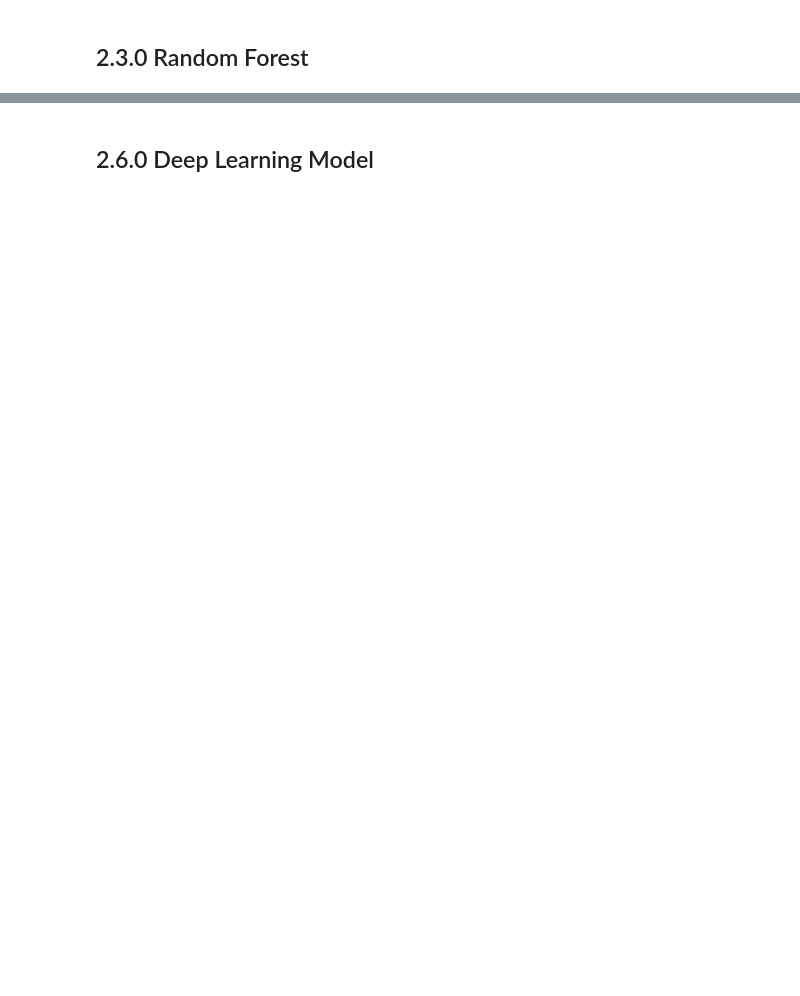
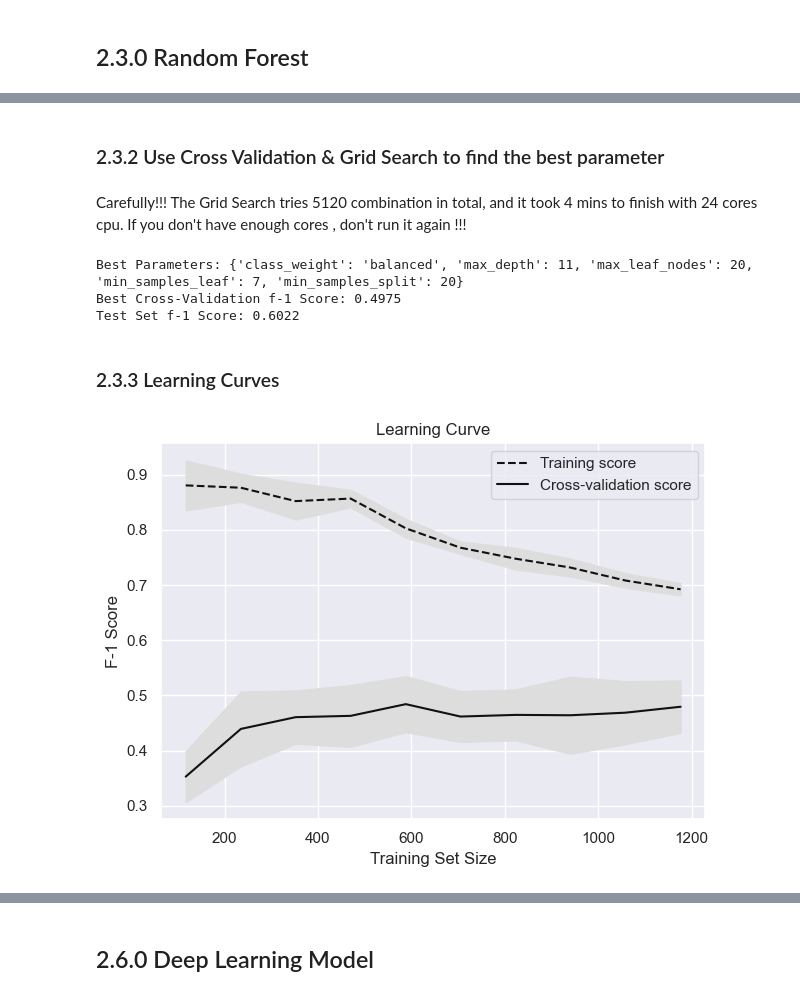
Before and after one commit to yzysnake/Data_Mining_Principles, a Jupyter notebook: Group Project/GroupProject.ipynb, the cells around one changed output, grey strips where cells are left out. Saved outputs shown, nothing was run; the diff lists cells and outputs as text; code cells hidden in the pictures; blank space fills up the shorter version.

```diff
--- a/Group Project/GroupProject.ipynb
+++ b/Group Project/GroupProject.ipynb
@@ -647,0 +667,59 @@ weighted avg       0.84      0.80      0.82       294
+# %% [markdown]
+### 2.3.2 Use Cross Validation & Grid Search to find the best parameter
+# %% [markdown]
+Carefully!!! The Grid Search tries 5120 combination in total, and it took 4 mins to finish with 24 cores cpu. If you don't have enough cores , don't run it again !!!
+# %%
+# Stratified train-test split to maintain class distribution
+X_train, X_test, y_train, y_test = train_test_split(X, y, test_size=0.2, random_state=66, stratify=y)
+
+# Setting up the k-fold cross-validation (with StratifiedKFold for balanced splits)
+kfold = StratifiedKFold(n_splits=5, shuffle=True, random_state=66)
+
+# Defining the Random Forest model
+rf = RandomForestClassifier(random_state=66)
+
+# Defining the grid of parameters to search over for Random Forest
+# Carefully!!! The Grid Search tries 7776 combination in total, and it took 1min 40sec to finish with 24 cores cpu. If you don't have enough cores , don't run it again !!!
+param_grid_rf = {
+
+    'max_depth': [10, 11, 12, 13, 14, 15, 20, 25],  # range of tree depth
+    'min_samples_split': [2,3,4, 5, 10, 15, 20, 25],  # finer splits
+    'min_samples_leaf': [1, 2,3, 4, 5, 6, 7, 8,9,10],  # minimum number of samples at leaf nodes
+    'max_leaf_nodes': [10, 15, 20, 30],  # Limits on the number of leaf nodes, exploring more structured trees
+    'class_weight': ["balanced", None]
+}
+
+# Setting up the grid search with Random Forest, parameter grid, and cross-validation strategy
+grid_search_rf = GridSearchCV(rf, param_grid_rf, cv=kfold, scoring='f1', n_jobs=-1)
+
+# Fitting the grid search to the data
+grid_search_rf.fit(X_train, y_train)
+
+# Best parameters found
+best_params_rf = grid_search_rf.best_params_
+
+# Best score achieved during cross-validation
+best_score_rf = grid_search_rf.best_score_
+
+# Predicting the test set results with the best estimator
+y_pred_rf = grid_search_rf.predict(X_test)
+
+# Calculating the f-1 of the best estimator on the test set
+test_f1_rf = f1_score(y_test, y_pred_rf)
+# %%
+print(f"Best Parameters: {best_params_rf}")
+print(f"Best Cross-Validation f-1 Score: {best_score_rf:.4f}")
+print(f"Test Set f-1 Score: {test_f1_rf:.4f}")
+# %% [output]
+Best Parameters: {'class_weight': 'balanced', 'max_depth': 11, 'max_leaf_nodes': 20, 'min_samples_leaf': 7, 'min_samples_split': 20}
+Best Cross-Validation f-1 Score: 0.4975
+Test Set f-1 Score: 0.6022
+# %% [markdown]
+### 2.3.3 Learning Curves
+# %%
+# Initialize the model with best parameters
+best_rf_model = RandomForestClassifier(max_depth= 11, max_leaf_nodes = 20, min_samples_leaf= 7, min_samples_split= 20, class_weight= "balanced", n_estimators=500)
+# Function to plot learning curves
+plot_learning_curves(best_rf_model, X, y, kfold)
+# %% [output]
+[figure, added]
```
Also changed, not shown: parts of 44 cells of this notebook.
